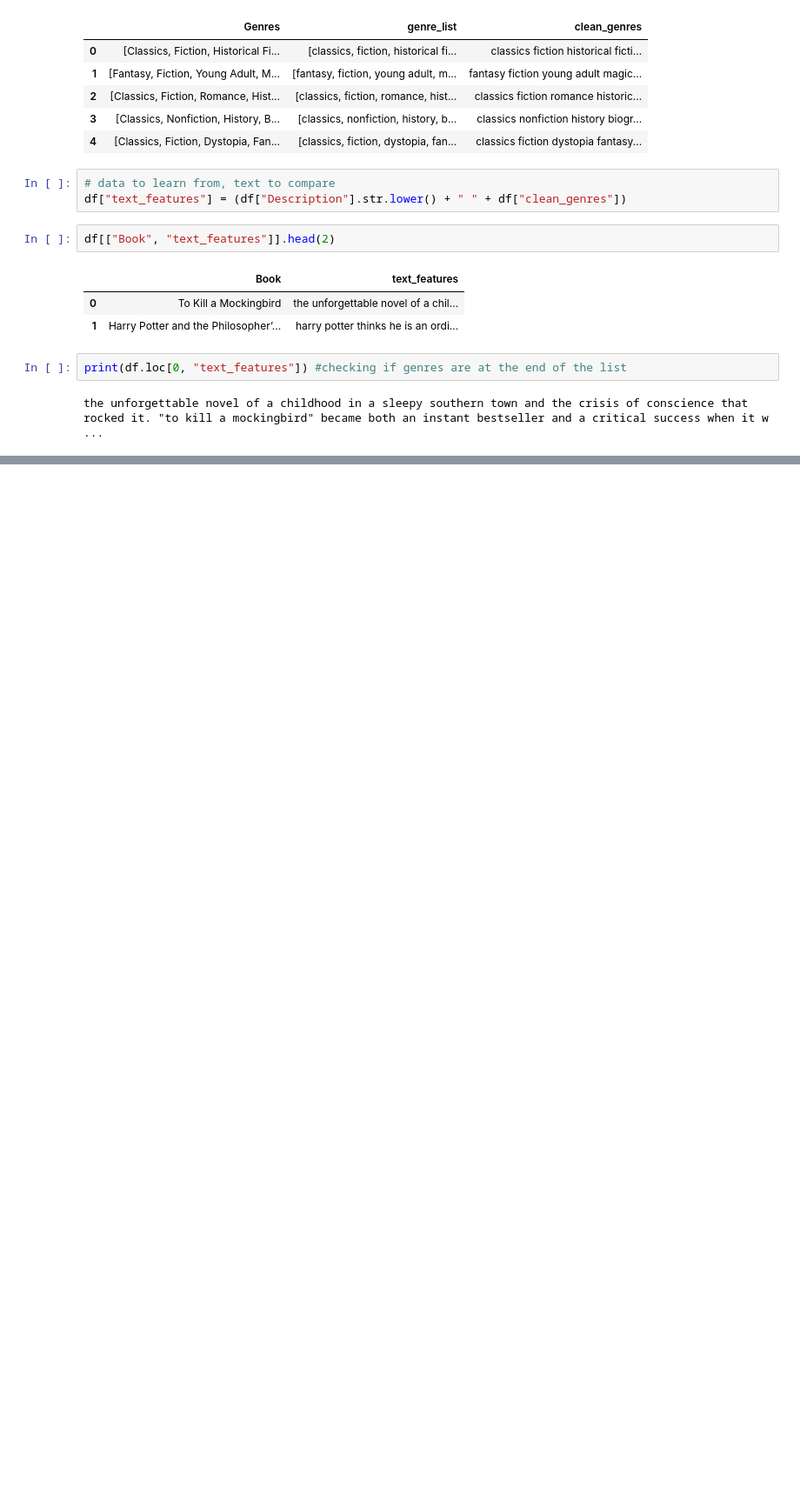
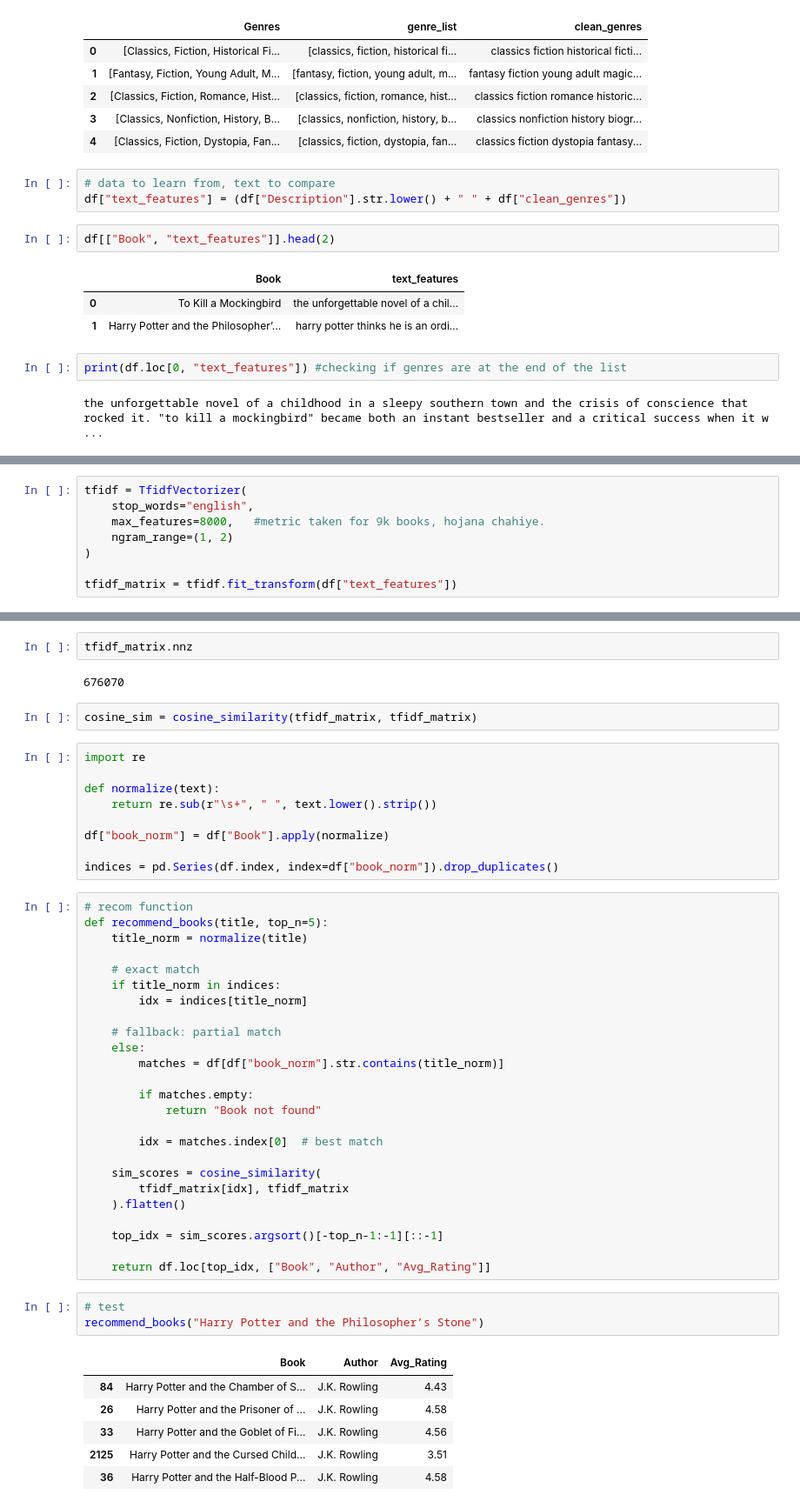
Before and after one commit to a6h101/book-recommendation-system, a Jupyter notebook: ml/notebooks/01_data_cleaning.ipynb, the cells around one changed output, grey strips where cells are left out. Shown at 87% size. Saved outputs shown, nothing was run; the diff lists cells and outputs as text; blank space fills up the shorter version.

```diff
--- a/ml/notebooks/01_data_cleaning.ipynb
+++ b/ml/notebooks/01_data_cleaning.ipynb
@@ -153,0 +160,8 @@ the unforgettable novel of a childhood in a sleepy southern town and the crisis
+# %%
+tfidf = TfidfVectorizer(
+    stop_words="english",
+    max_features=8000,   #metric taken for 9k books, hojana chahiye.
+    ngram_range=(1, 2)
+)
+
+tfidf_matrix = tfidf.fit_transform(df["text_features"])
@@ -153,0 +172,50 @@ the unforgettable novel of a childhood in a sleepy southern town and the crisis
+# %%
+tfidf_matrix.nnz
+# %% [output]
+676070
+# %%
+cosine_sim = cosine_similarity(tfidf_matrix, tfidf_matrix)
+# %%
+import re
+
+def normalize(text):
+    return re.sub(r"\s+", " ", text.lower().strip())
+
+df["book_norm"] = df["Book"].apply(normalize)
+
+indices = pd.Series(df.index, index=df["book_norm"]).drop_duplicates()
+# %%
+# recom function
+def recommend_books(title, top_n=5):
+    title_norm = normalize(title)
+
+    # exact match
+    if title_norm in indices:
+        idx = indices[title_norm]
+
+    # fallback: partial match
+    else:
+        matches = df[df["book_norm"].str.contains(title_norm)]
+
+        if matches.empty:
+            return "Book not found"
+
+        idx = matches.index[0]  # best match
+
+    sim_scores = cosine_similarity(
+        tfidf_matrix[idx], tfidf_matrix
+    ).flatten()
+
+    top_idx = sim_scores.argsort()[-top_n-1:-1][::-1]
+
+    return df.loc[top_idx, ["Book", "Author", "Avg_Rating"]]
+# %%
+# test
+recommend_books("Harry Potter and the Philosopher’s Stone")
+# %% [output]
+|  | Book | Author | Avg_Rating |
+| 84 | Harry Potter and the Chamber of S... | J.K. Rowling | 4.43 |
+| 26 | Harry Potter and the Prisoner of ... | J.K. Rowling | 4.58 |
+| 33 | Harry Potter and the Goblet of Fi... | J.K. Rowling | 4.56 |
+| 2125 | Harry Potter and the Cursed Child... | J.K. Rowling | 3.51 |
+| 36 | Harry Potter and the Half-Blood P... | J.K. Rowling | 4.58 |
```
Also changed, not shown: parts of 9 cells of this notebook, 18 other files.
